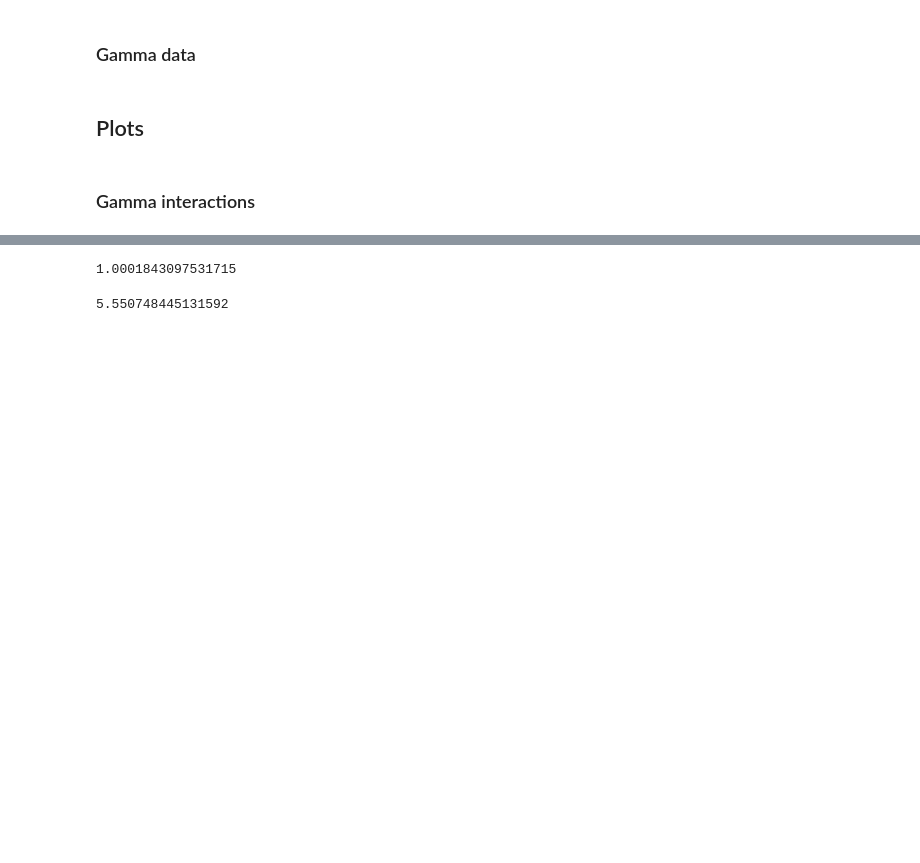
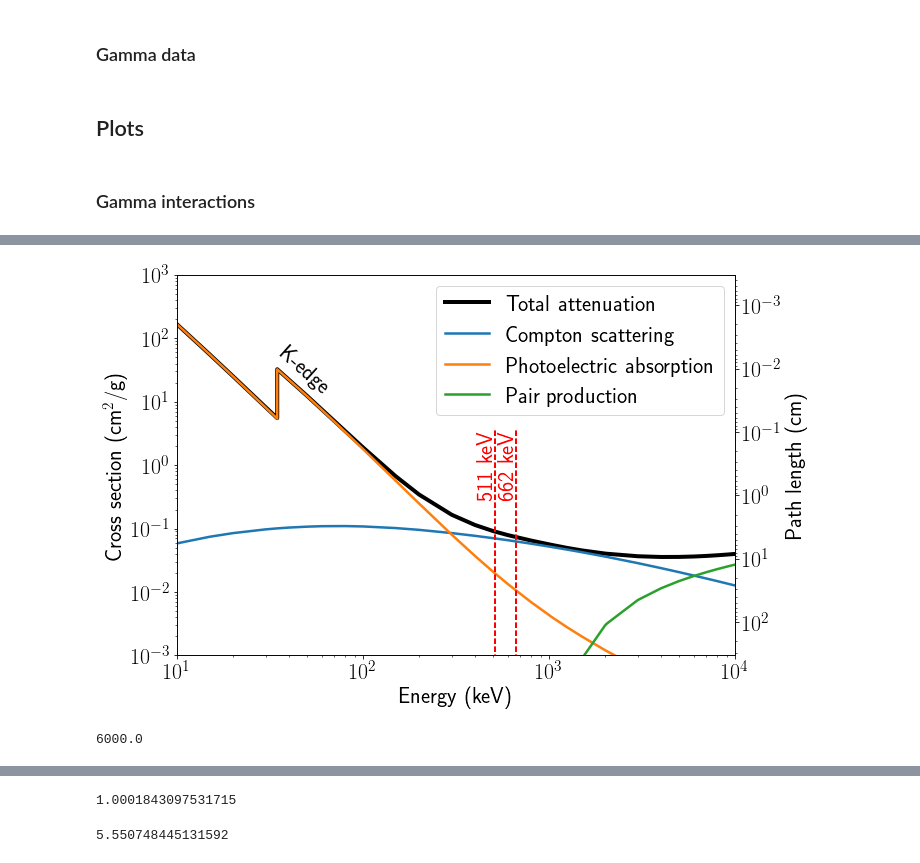
Before and after one commit to ErikHogenbirk/DMPlots, a Jupyter notebook: Xenon path length.ipynb, the cells around one changed output, grey strips where cells are left out. Saved outputs shown, nothing was run; the diff lists cells and outputs as text; code cells hidden in the pictures; blank space fills up the shorter version.

```diff
--- a/Xenon path length.ipynb
+++ b/Xenon path length.ipynb
@@ -118,0 +129,36 @@ plt.savefig('plots/cross_section.pdf', bbox_inches='tight')
+# %%
+e_factor = 1e3
+lw = 2.5
+lw_thick = 4
+plt.plot(e_factor * e, sigma_att, label='Total attenuation', color='black', lw=lw_thick)
+plt.plot(e_factor * e, sigma_inc, label='Compton scattering', lw=lw)
+plt.plot(e_factor * e, sigma_pho, label='Photoelectric absorption', lw=lw)
+plt.plot(e_factor * e, sigma_pp , label='Pair production', lw=lw)
+
+# plt.plot(e_factor * e, sigma_coh, label='Coherent')
+# plt.plot(e_factor * e, sigma_pp_el , label='Electronic pair production')
+
+plt.xlabel('Energy (keV)')
+plt.ylabel('Cross section (cm$^2$/g)')
+plt.xscale('log')
+plt.yscale('log')
+plt.legend(loc='upper right')
+plt.xlim(10, 1e4)
+plt.ylim(1e-3, 1e3)
+for _e in (511, 662):
+    # plt.axvline(_e, color='red', ls='--')
+    plt.plot([_e, _e], [1e-4, 3.8e0], color='red', ls='--', lw=2)
+    plt.text(_e * 0.8, 2, '%d keV' % _e, rotation=90, color='red')
+
+plt.text(34, 50, 'K-edge', rotation = -42)
+plt.twinx()
+plt.ylim(1/(1e-3 * rho), 1/(1e3 * rho))
+plt.yscale('log')
+plt.ylabel('Path length (cm)')
+plt.savefig('plots/cross_section_two_axis.pdf', bbox_inches='tight')
+# %% [output]
+[figure, added]
+# %%
+e_factor * e[np.argmin(np.abs(sigma_pp - sigma_inc))]
+# %% [output]
+6000.0
```
Also changed, not shown: parts of 13 cells of this notebook, 8 other files.
